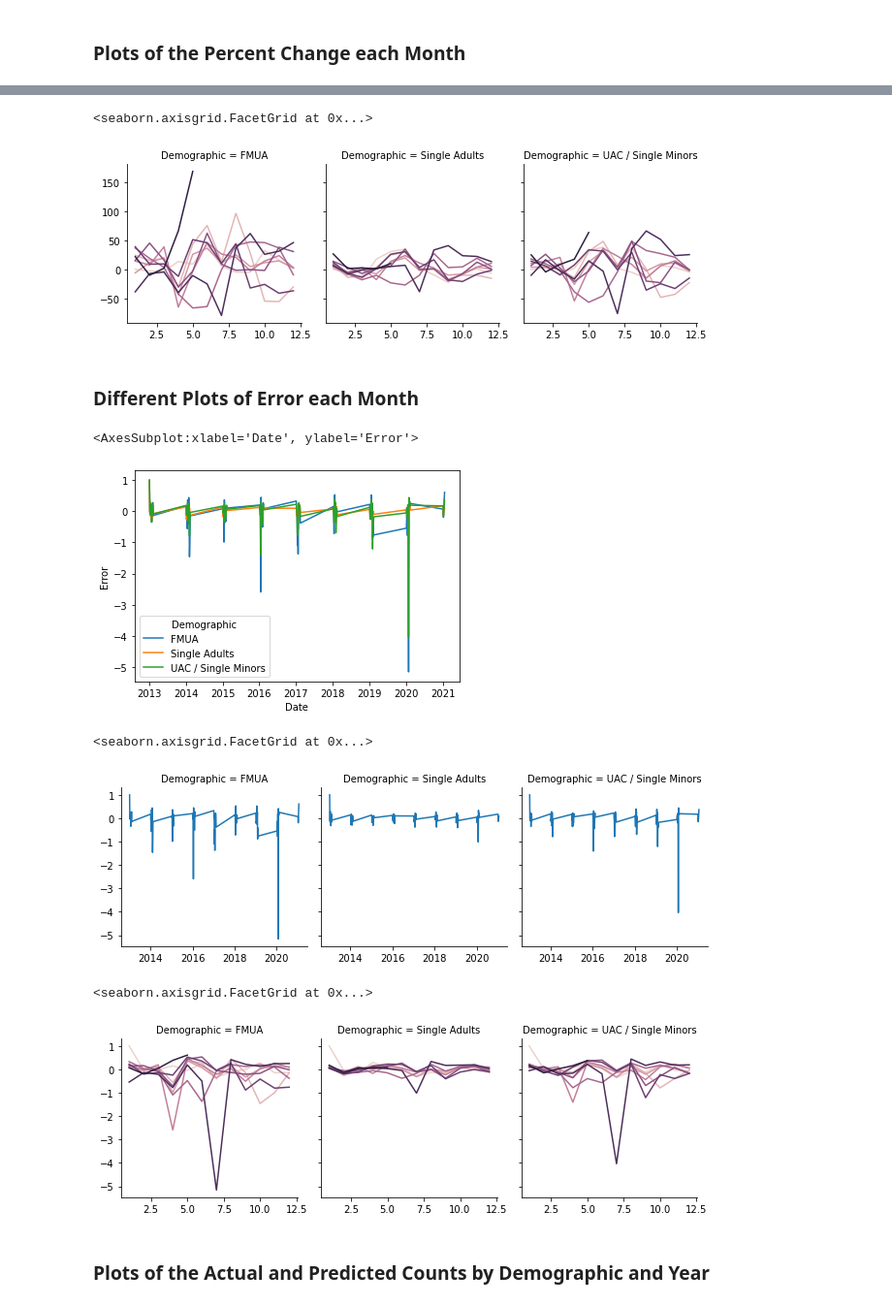
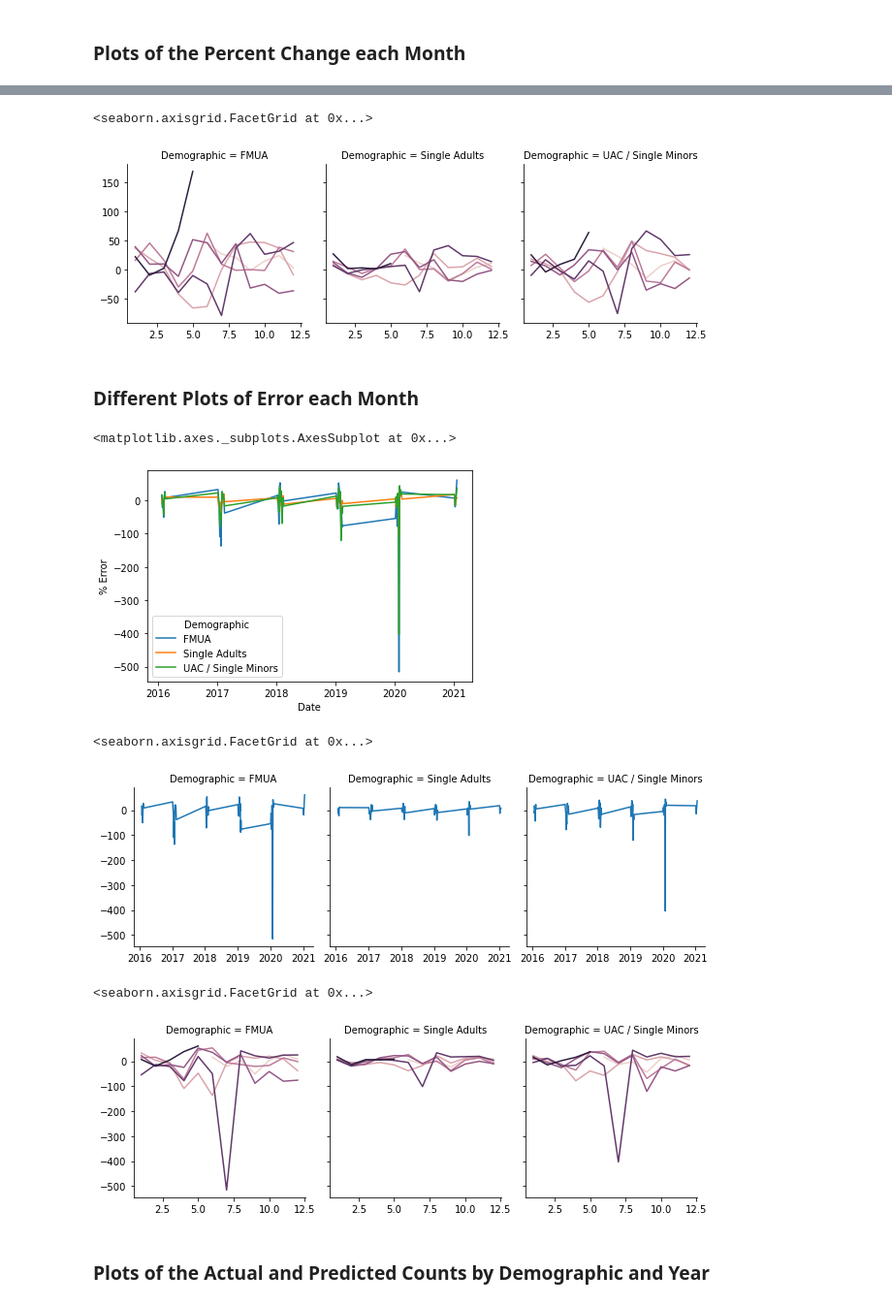
Before and after one commit to joeadase12/PSOR, a Jupyter notebook: Basic_Approach_commented.ipynb, the cells around one changed output, grey strips where cells are left out. Shown at 97% size. Cells and saved outputs as stored; diff of their text form; code cells hidden in the pictures.

```diff
--- a/Basic_Approach_commented.ipynb
+++ b/Basic_Approach_commented.ipynb
@@ -24,3 +26,6 @@ If you are unfamiliar with python here is a guide on pip installing:
+# %%
+PAST_YEARS = 3   # How many of the past years should be taken into account for the forecastin
+GRAPH_YEARS = 5  # How many years should be displayed on graphs
 # %% [markdown]
 ### Importing and Formatting Data
 # %%
@@ -166,7 +180,7 @@ for row_idx, row in sum_df.iterrows():
 # Another column is added to the dataframe for the error measurement of the predicted change.  The
 # error is calculated by subtracting the predicted value from the actual value and dividing by the
 # actual value.  A negative error means that the predicted value was higher than the actual value.
-sum_df["Error"] = (sum_df["Count"]-sum_df["Count Predicted"])/sum_df["Count"]
+sum_df["% Error"] = round(100*(sum_df["Count"]-sum_df["Count Predicted"])/sum_df["Count"],2)
 # %% [markdown]
 ### Example By hand
 # %%
@@ -251,0 +267,4 @@ error.head()
+# %%
+recent_entry_date = max(sum_df['FY'])+max(sum_df.loc[sum_df['FY']==max(sum_df['FY']),"M"])/100
+graph_df = sum_df.loc[sum_df['Date']>recent_entry_date-GRAPH_YEARS]
+graph_df.head()
@@ -294,36 +320,36 @@ g.map_dataframe(sns.lineplot,x="Date",y="% Change")
 # These graphs show the month-to-month percent changes for the three demographics.  The darker
 # lines or the more recent year's values (the darker the line, the more recent the data is).  The
 # month are represented on the x-axis by their fiscal year numerical value (OCT=1, NOV=2, etc.)
-g = sns.FacetGrid(sum_df, col="Demographic")
+g = sns.FacetGrid(graph_df, col="Demographic")
 g.map_dataframe(sns.lineplot,x="M",y="% Change",hue="FY")
 # %% [output]
 <seaborn.axisgrid.FacetGrid at 0x...>
-[figure, old version]
+[figure, new version]
 # %% [markdown]
 ### Different Plots of Error each Month
 # %%
 # this plot shows the error calculation for each demographic, year-to-year.
-sns.lineplot(data=sum_df,x="Date",y="Error",hue="Demographic")
+sns.lineplot(data=graph_df,x="Date",y="% Error",hue="Demographic")
 # %% [output]
-<AxesSubplot:xlabel='Date', ylabel='Error'>
+<matplotlib.axes._subplots.AxesSubplot at 0x...>
-[figure, old version]
+[figure, new version]
 # %%
 # these graphs are the same as the previous one, the error calculation for each month, but instead
 # of all three demographics overlayed on one graph, they are separated into three different graphs
-g = sns.FacetGrid(sum_df, col="Demographic")
-g.map_dataframe(sns.lineplot,x="Date",y="Error")
+g = sns.FacetGrid(graph_df, col="Demographic")
+g.map_dataframe(sns.lineplot,x="Date",y="% Error")
 # %% [output]
 <seaborn.axisgrid.FacetGrid at 0x...>
-[figure, old version]
+[figure, new version]
 # %%
 # These graphs show the month-to-month error calculation for the three demographics.  The darker
 # lines or the more recent year's values (the darker the line, the more recent the data is).  The
 # month are represented on the x-axis by their fiscal year numerical value (OCT=1, NOV=2, etc.)
-g = sns.FacetGrid(sum_df, col="Demographic")
-g.map_dataframe(sns.lineplot,x="M",y="Error",hue="FY")
+g = sns.FacetGrid(graph_df, col="Demographic")
+g.map_dataframe(sns.lineplot,x="M",y="% Error",hue="FY")
 # %% [output]
 <seaborn.axisgrid.FacetGrid at 0x...>
-[figure, old version]
+[figure, new version]
 # %% [markdown]
 ### Plots of the Actual and Predicted Counts by Demographic and Year
 # %%
```
Also changed, not shown: parts of 17 cells of this notebook.
